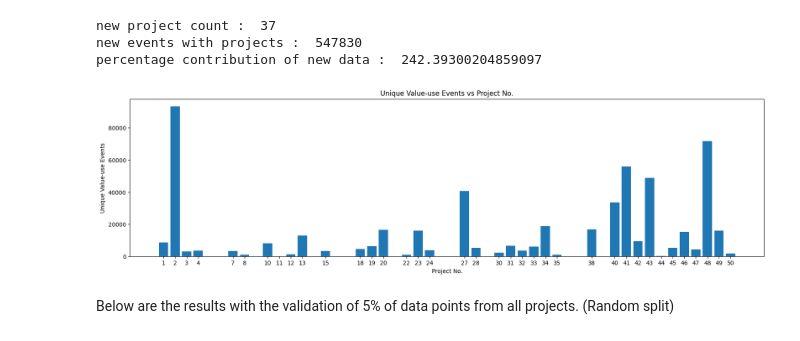
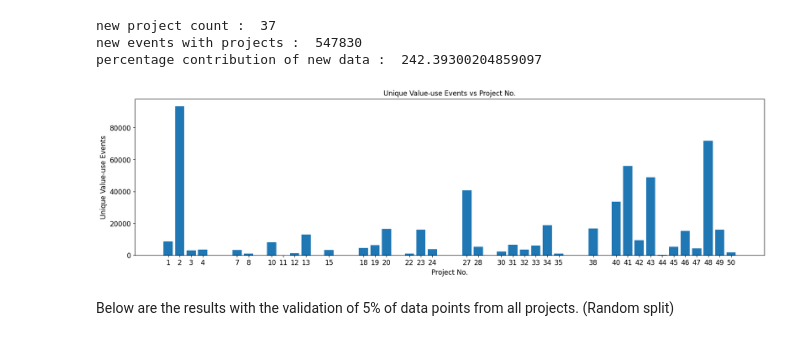
Before and after one commit to piyush-bajaj/DynamicPythonBenchmark, a Jupyter notebook: evaluation/Lexecutor Evaluation.ipynb, the cells around one changed output. Cells and saved outputs as stored; diff of their text form; code cells hidden in the pictures.

```diff
--- a/evaluation/Lexecutor Evaluation.ipynb
+++ b/evaluation/Lexecutor Evaluation.ipynb
@@ -43,29 +43,30 @@ percentage contribution of new data :  242.39300204859097
 # %%
 import matplotlib.pyplot as plt
 import pandas as pd
 
 # Load data from CSV file
 data = pd.read_csv('lex_unique_use_events.csv')
 sorted_data = data.sort_values(by="Project")
 
 plt.figure(figsize=(20, 5))
 # Create the graph
 plt.bar(data['Project'], data['events'])
 
 
-plt.xticks(data['Project'])
+plt.xticks(data['Project'], fontsize=12)
+plt.tick_params(labelsize=12)
 
 # Set the x and y axis labels
-plt.xlabel('Project No.')
-plt.ylabel('Unique Value-use Events')
+plt.xlabel('Project No.',fontsize=12)
+plt.ylabel('Unique Value-use Events',fontsize=12)
 
 # Set the graph title
 plt.title('Unique Value-use Events vs Project No.')
 
 # Show the graph
 plt.show()
 # %% [output]
-[figure, old version]
+[figure, new version]
 # %% [markdown]
 Below are the results with the validation of 5% of data points from all projects. (Random split)
 # %%
```
Also changed, not shown: 1 other file.
